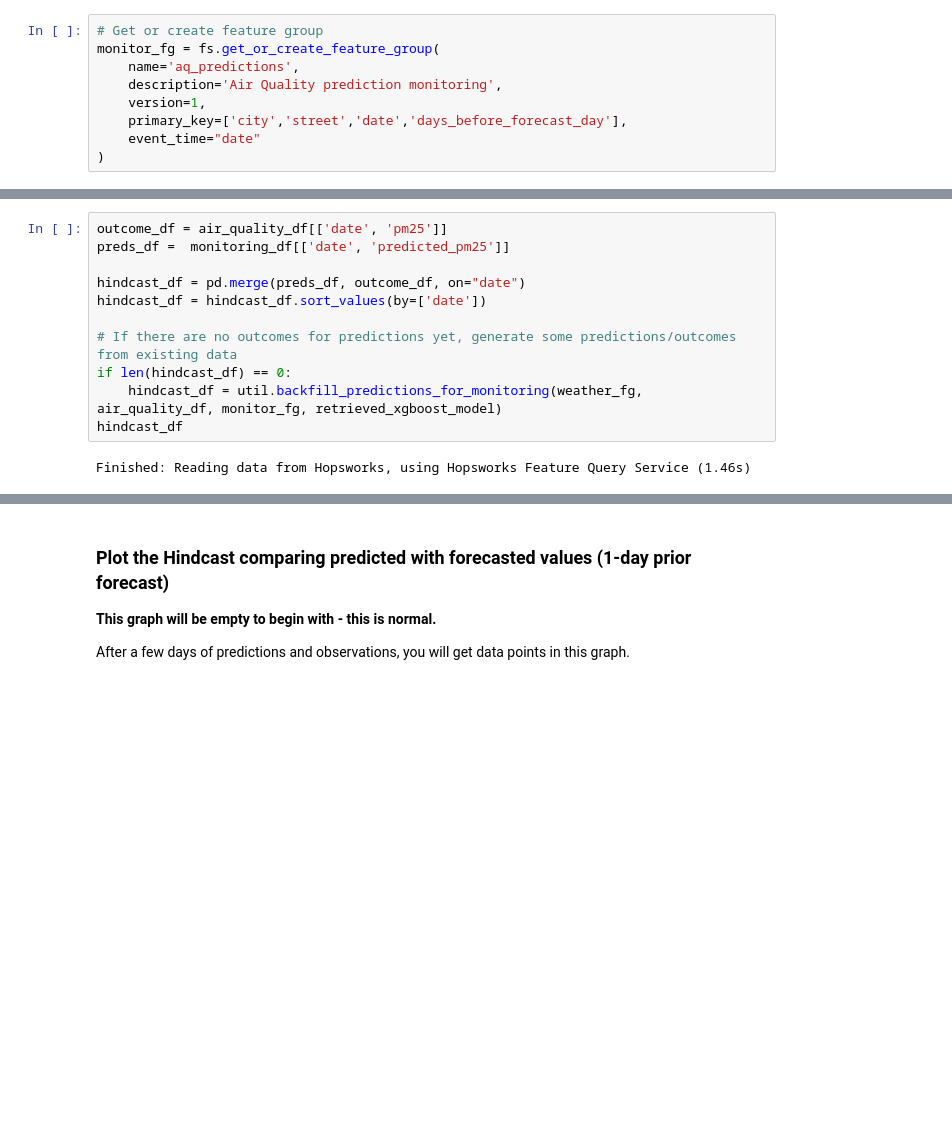
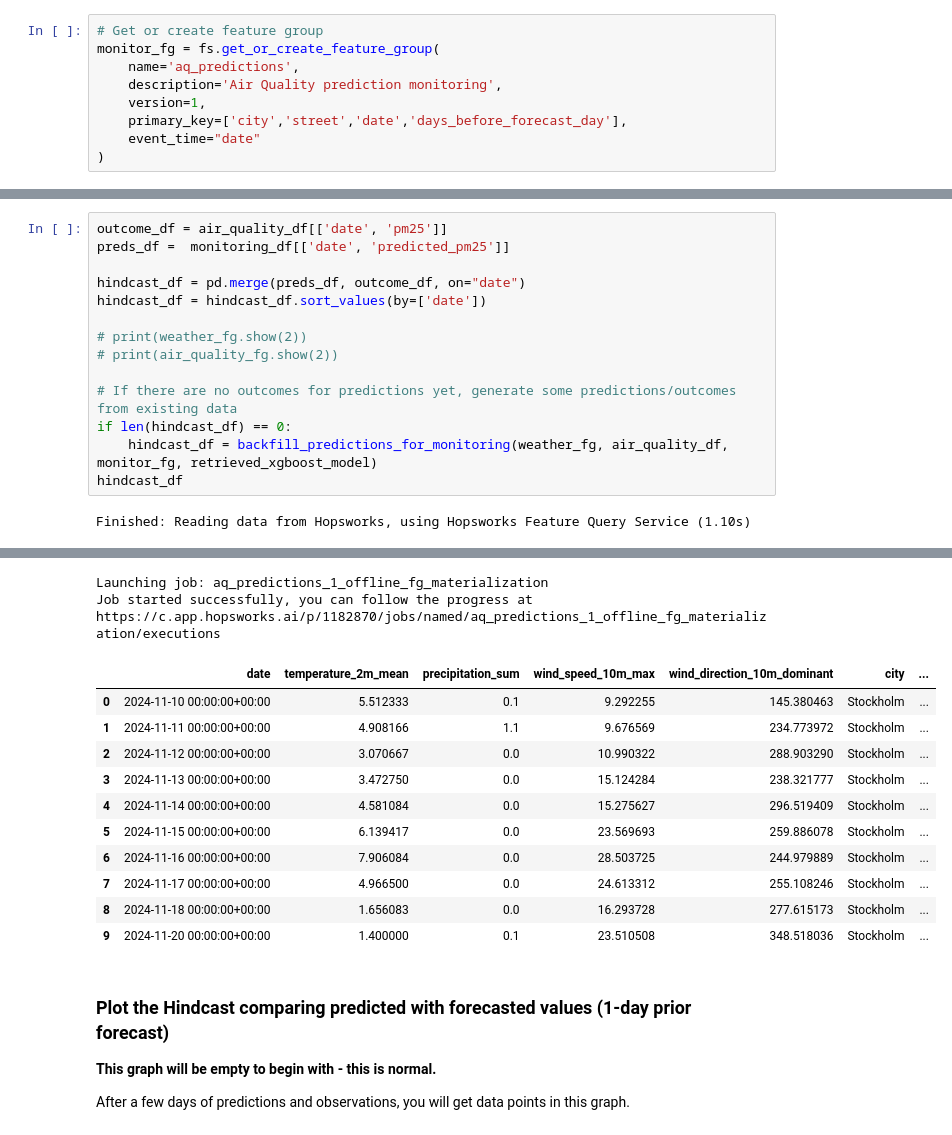
Before and after one commit to IsakNordg/ID2223-SML, a Jupyter notebook: notebooks/ch03/4_air_quality_batch_inference.ipynb, the cells around one changed output, grey strips where cells are left out. Cells and saved outputs as stored; diff of their text form; blank space fills up the shorter version.

```diff
--- a/notebooks/ch03/4_air_quality_batch_inference.ipynb
+++ b/notebooks/ch03/4_air_quality_batch_inference.ipynb
@@ -293,9 +320,12 @@ preds_df =  monitoring_df[['date', 'predicted_pm25']]
 hindcast_df = pd.merge(preds_df, outcome_df, on="date")
 hindcast_df = hindcast_df.sort_values(by=['date'])
 
+# print(weather_fg.show(2))
+# print(air_quality_fg.show(2))
+
 # If there are no outcomes for predictions yet, generate some predictions/outcomes from existing data
 if len(hindcast_df) == 0:
-    hindcast_df = util.backfill_predictions_for_monitoring(weather_fg, air_quality_df, monitor_fg, retrieved_xgboost_model)
+    hindcast_df = backfill_predictions_for_monitoring(weather_fg, air_quality_df, monitor_fg, retrieved_xgboost_model)
 hindcast_df
 # %% [output]
-Finished: Reading data from Hopsworks, using Hopsworks Feature Query Service (1.46s)
+Finished: Reading data from Hopsworks, using Hopsworks Feature Query Service (1.10s)
@@ -304,3 +333,17 @@ expected pm25_lag_2, pm25_lag_1, pm25_lag_3 in input data
+Launching job: aq_predictions_1_offline_fg_materialization
+Job started successfully, you can follow the progress at
+https://c.app.hopsworks.ai/p/1182870/jobs/named/aq_predictions_1_offline_fg_materialization/executions
+|  | date | temperature_2m_mean | precipitation_sum | wind_speed_10m_max | wind_direction_10m_dominant | city | ... |
+| 0 | 2024-11-10 00:00:00+00:00 | 5.512333 | 0.1 | 9.292255 | 145.380463 | Stockholm | ... |
+| 1 | 2024-11-11 00:00:00+00:00 | 4.908166 | 1.1 | 9.676569 | 234.773972 | Stockholm | ... |
+| 2 | 2024-11-12 00:00:00+00:00 | 3.070667 | 0.0 | 10.990322 | 288.903290 | Stockholm | ... |
+| 3 | 2024-11-13 00:00:00+00:00 | 3.472750 | 0.0 | 15.124284 | 238.321777 | Stockholm | ... |
+| 4 | 2024-11-14 00:00:00+00:00 | 4.581084 | 0.0 | 15.275627 | 296.519409 | Stockholm | ... |
+| 5 | 2024-11-15 00:00:00+00:00 | 6.139417 | 0.0 | 23.569693 | 259.886078 | Stockholm | ... |
+| 6 | 2024-11-16 00:00:00+00:00 | 7.906084 | 0.0 | 28.503725 | 244.979889 | Stockholm | ... |
+| 7 | 2024-11-17 00:00:00+00:00 | 4.966500 | 0.0 | 24.613312 | 255.108246 | Stockholm | ... |
+| 8 | 2024-11-18 00:00:00+00:00 | 1.656083 | 0.0 | 16.293728 | 277.615173 | Stockholm | ... |
+| 9 | 2024-11-20 00:00:00+00:00 | 1.400000 | 0.1 | 23.510508 | 348.518036 | Stockholm | ... |
 # %% [markdown]
 ### Plot the Hindcast comparing predicted with forecasted values (1-day prior forecast)
 
```
Also changed, not shown: parts of 13 cells of this notebook, 11 other files.
